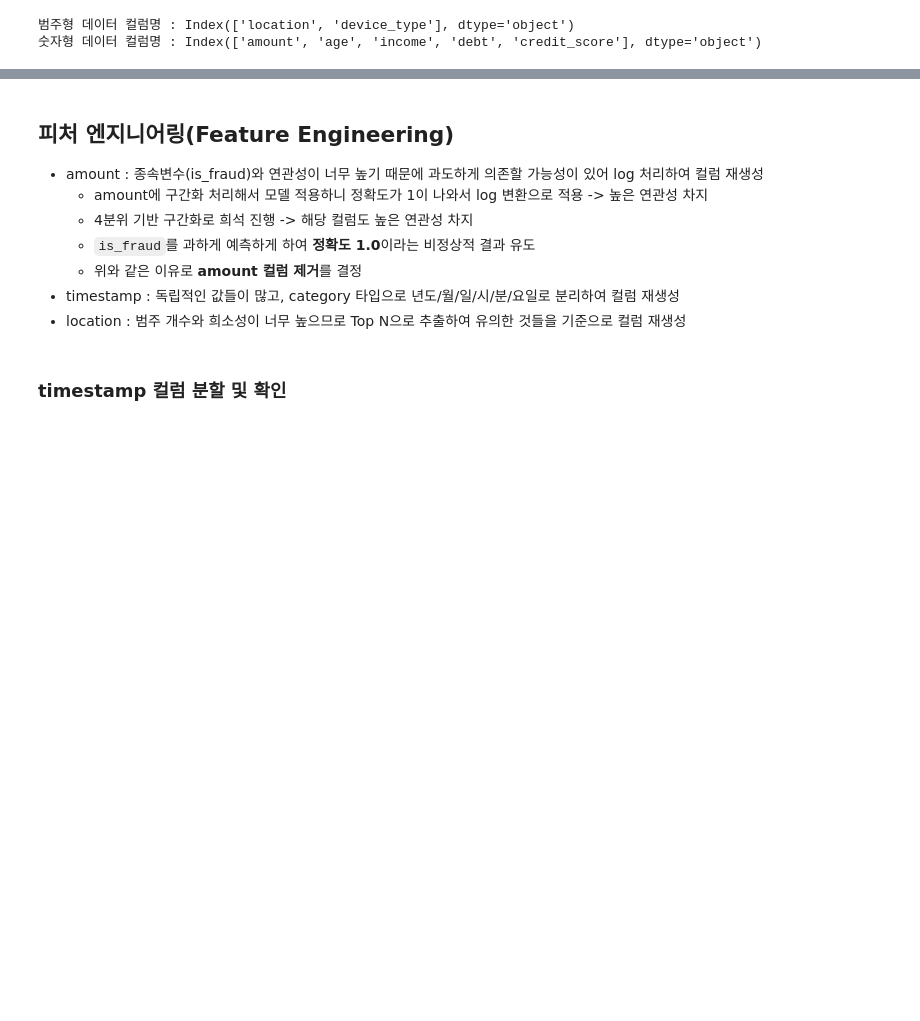
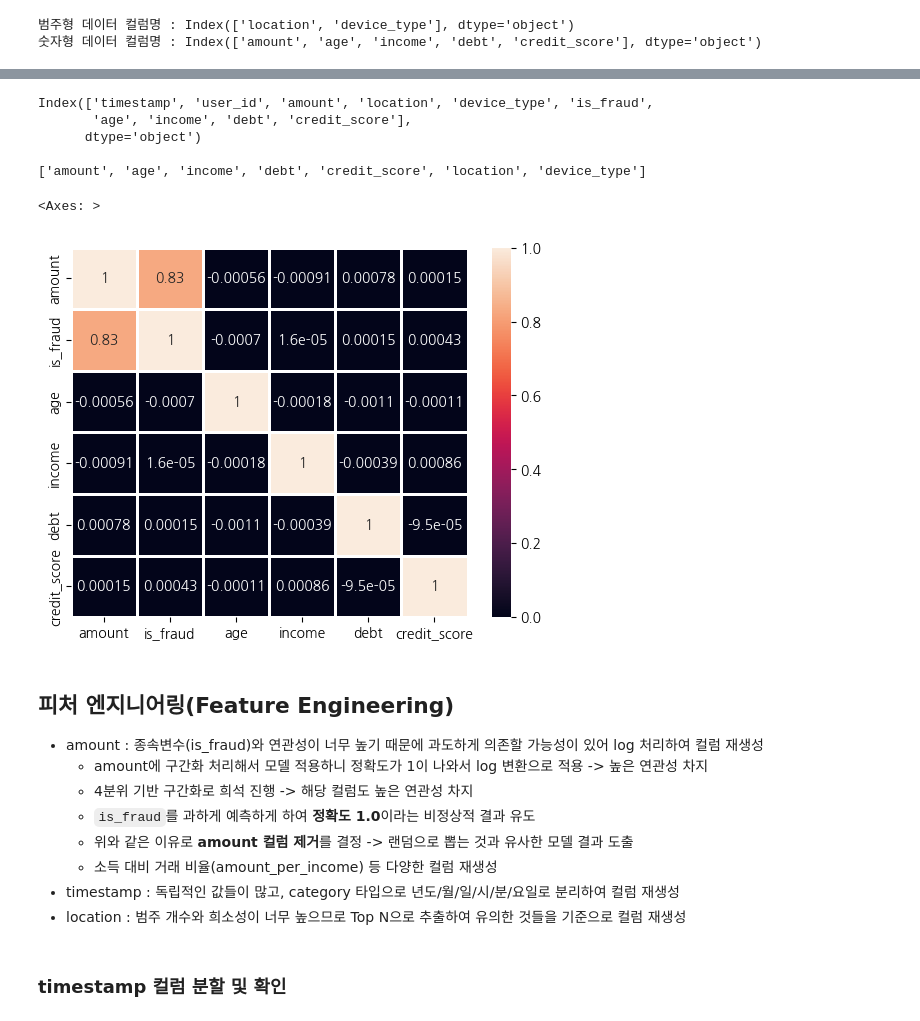
Before and after one commit to KEEPGOINGNOW/Fintech_Service_2nd, a Jupyter notebook: 00_DataAnalysis/02_Kaggle_분류분석_신용카드_이상거래.ipynb, the cells around one changed output, grey strips where cells are left out. Drawn from its saved outputs; the diff is of its cells as text; code cells hidden in the pictures; blank space fills up the shorter version.

```diff
--- a/00_DataAnalysis/02_Kaggle_분류분석_신용카드_이상거래.ipynb
+++ b/00_DataAnalysis/02_Kaggle_분류분석_신용카드_이상거래.ipynb
@@ -393,10 +389,33 @@ Name: amount, dtype: float64
+# %%
+# 전체 컬럼 확인
+print(data.columns, end='\n\n')
+
+# 전체 컬럼 중 유의미하다고 판단되는 컬럼 확인
+print(important_cols)
+# %% [output]
+Index(['timestamp', 'user_id', 'amount', 'location', 'device_type', 'is_fraud',
+       'age', 'income', 'debt', 'credit_score'],
+      dtype='object')
+
+['amount', 'age', 'income', 'debt', 'credit_score', 'location', 'device_type']
+# %%
+# 각 컬럼 간의 상관 관계 확인
+# 수치형 컬럼 제거 없이 추출
+data_num = data.select_dtypes(exclude='object')
+
+# 상관관계 히트맵으로 확인
+sns.heatmap(data_num.corr(), annot=True, linewidths=1)
+# %% [output]
+<Axes: >
+[figure, added]
 # %% [markdown]
 ## 피처 엔지니어링(Feature Engineering)
 - amount : 종속변수(is_fraud)와 연관성이 너무 높기 때문에 과도하게 의존할 가능성이 있어 log 처리하여 컬럼 재생성
     - amount에 구간화 처리해서 모델 적용하니 정확도가 1이 나와서 log 변환으로 적용 -> 높은 연관성 차지
     - 4분위 기반 구간화로 희석 진행 -> 해당 컬럼도 높은 연관성 차지
     - `is_fraud`를 과하게 예측하게 하여 **정확도 1.0**이라는 비정상적 결과 유도
-    - 위와 같은 이유로 **amount 컬럼 제거**를 결정
+    - 위와 같은 이유로 **amount 컬럼 제거**를 결정 -> 랜덤으로 뽑는 것과 유사한 모델 결과 도출
+    - 소득 대비 거래 비율(amount_per_income) 등 다양한 컬럼 재생성
 - timestamp : 독립적인 값들이 많고, category 타입으로 년도/월/일/시/분/요일로 분리하여 컬럼 재생성
 - location : 범주 개수와 희소성이 너무 높으므로 Top N으로 추출하여 유의한 것들을 기준으로 컬럼 재생성
 # %% [markdown]
```
Also changed, not shown: parts of 33 cells of this notebook, 1 other file.
